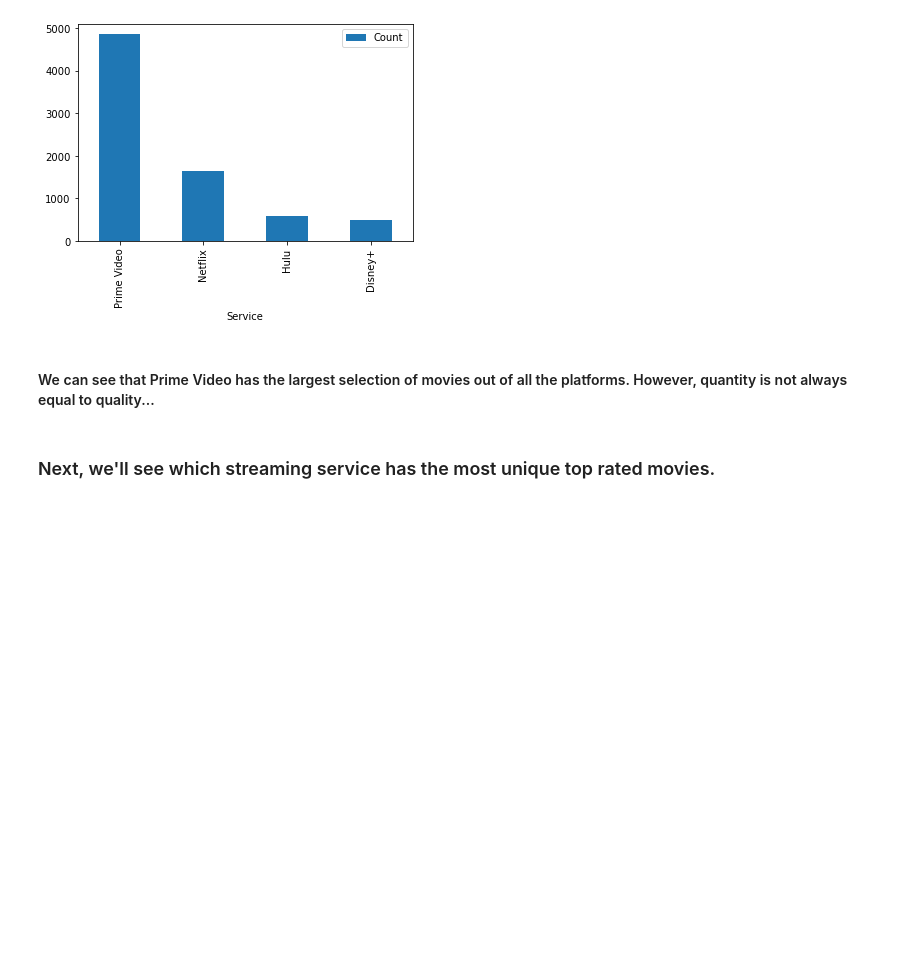
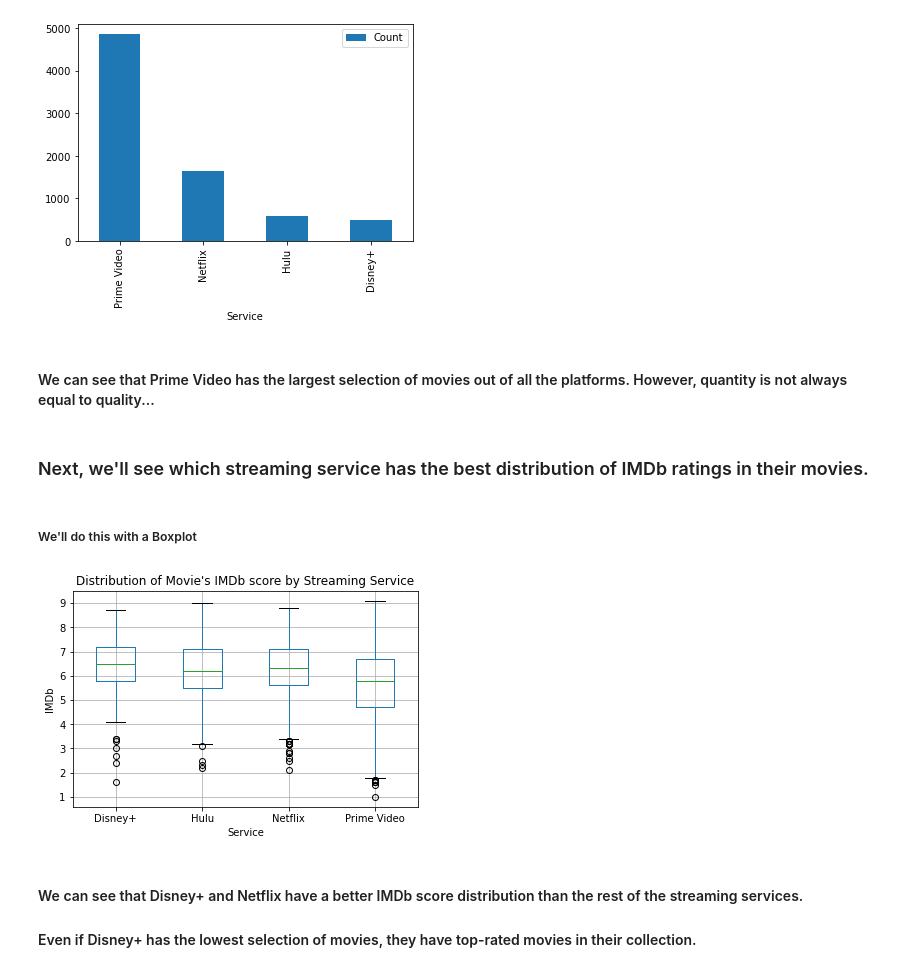
Before and after one commit to RoLDT/project-one-nesfils, a Jupyter notebook: Rodrigo.ipynb, the cells around one changed output. Drawn from its saved outputs; the diff is of its cells as text; code cells hidden in the pictures; blank space fills up the shorter version.

Commit message:
Did a Boxplot that displays the distribution of the IMDb scores of the movies in each streaming services' collection.

```diff
--- a/Rodrigo.ipynb
+++ b/Rodrigo.ipynb
@@ -100,4 +100,20 @@ plt.show()
 # %% [markdown]
 #### We can see that Prime Video has the largest selection of movies out of all the platforms. However, quantity is not always equal to quality...
 # %% [markdown]
-### Next, we'll see which streaming service has the most unique top rated movies.
+### Next, we'll see which streaming service has the best distribution of IMDb ratings in their movies.
+# %% [markdown]
+##### We'll do this with a Boxplot
+# %%
+complete_df.boxplot(column = "IMDb", by = "Service")
+
+plt.title("Distribution of Movie's IMDb score by Streaming Service")
+plt.ylabel("IMDb")
+plt.suptitle("")
+#plt.grid(False)
+
+plt.show()
+# %% [output]
+[figure, added]
+# %% [markdown]
+#### We can see that Disney+ and Netflix have a better IMDb score distribution than the rest of the streaming services.
+#### Even if Disney+ has the lowest selection of movies, they have top-rated movies in their collection.
```
